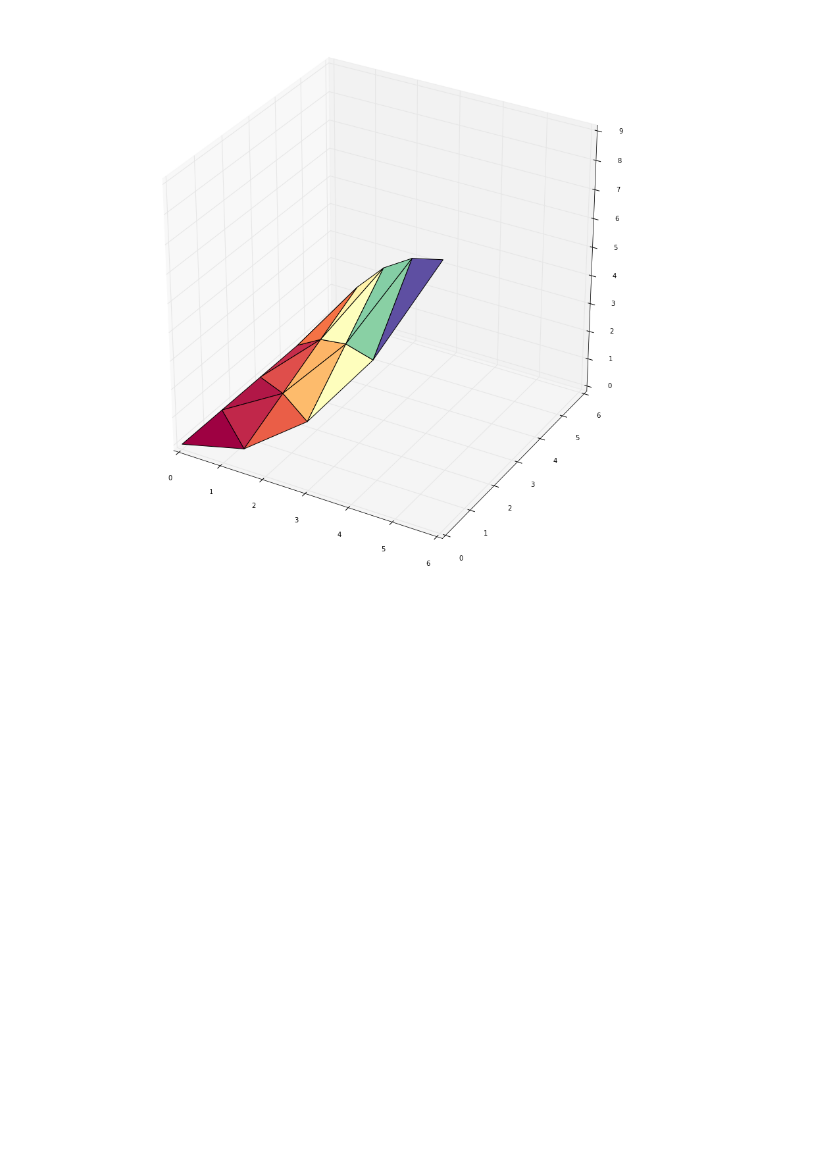
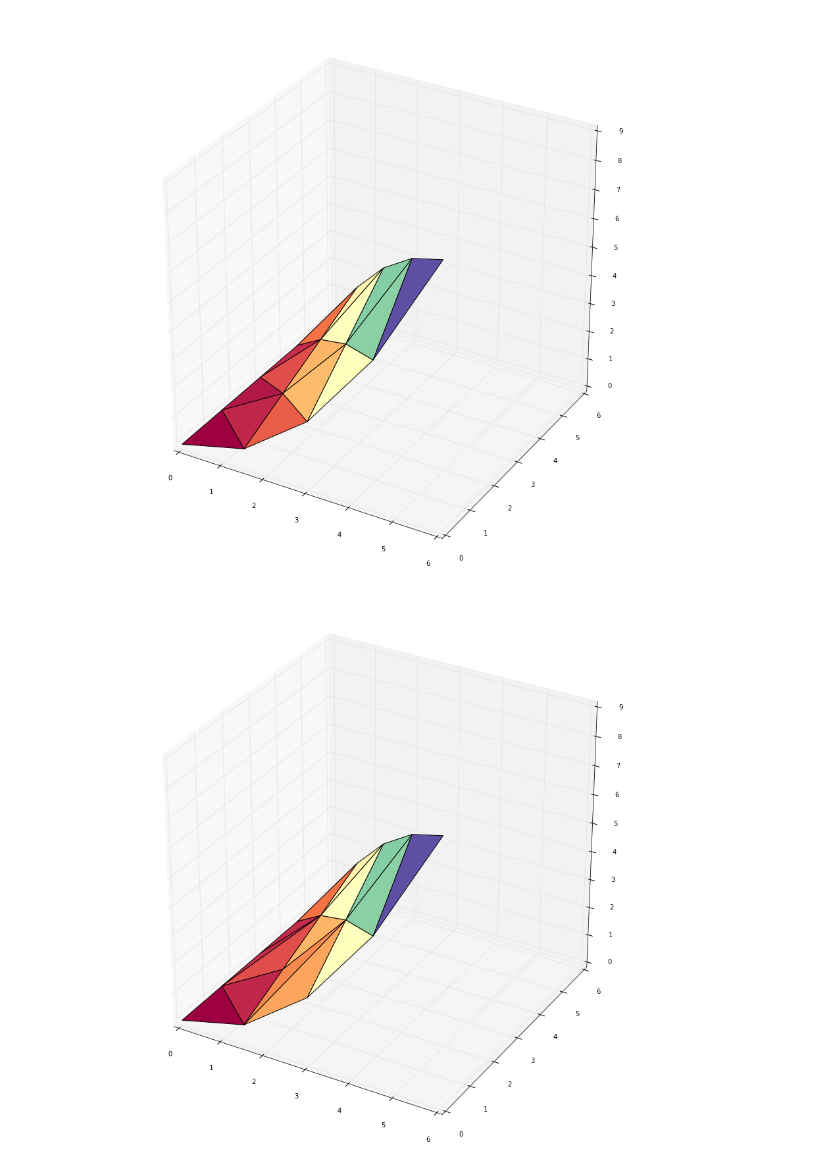
Before and after one commit to massimo-nocentini/cagd, a Jupyter notebook: surfaces/Triangular Bezier Patches.ipynb, the cells around one changed output. Drawn from its saved outputs; the diff is of its cells as text; code cells hidden in the pictures; blank space fills up the shorter version.

```diff
--- a/surfaces/Triangular Bezier Patches.ipynb
+++ b/surfaces/Triangular Bezier Patches.ipynb
@@ -126,10 +210,8 @@ def de_casteljau(order, control_net, ntab, triangulation=None):
 
 import numpy as np
 import trianglesCore as tc
-import matplotlib.pyplot as plt
+import trianglesDrawing as td
 import matplotlib.tri as mtri
-from mpl_toolkits.mplot3d import Axes3D
-
 
 control_net_from_Farin = [  [0,6,0],
                             [0,3,0],
@@ -145,20 +227,20 @@ ntab=4 # number of segments in each triangle side
 tri, U, multi_indices = tc.u_bar(ntab, return_multi_indices_matrix=True)
 
 print("Multi indices matrix:\n" + str(multi_indices))
+print("Barycentric coordinates matrix:\n" + str(U))
 
-surface, tri, U = tc.de_casteljau(3,control_net, ntab, triangulation=(tri, U))
+surface = tc.de_casteljau(3,control_net, ntab, triangulation=(tri, U))
 
-x, y, z = surface[0,:],surface[1,:],surface[2,:]
+print("Triangles produced with our implementation:\n" + str(tri))
+td.draw(surface, tri)
 
 # little check about triangulation
-matplotlib_triangles = mtri.Triangulation(x, y)
-print("Triangles produced with Matplotlib's implementation:\n" + str(matplotlib_triangles.triangles))
-print("Triangles produced with our implementation:\n" + str(tri))
+x = surface[0,:]
+y = surface[1,:]
+matplotlib_triangulation = mtri.Triangulation(x, y)
+print("Triangles produced with Matplotlib's implementation:\n" + str(matplotlib_triangulation.triangles))
+td.draw(surface, matplotlib_triangulation.triangles)
 
-figsize(15,15)
-fig = plt.figure()
-ax = fig.add_subplot(1, 1, 1, projection='3d')
-ax.plot_trisurf(x, y, z, triangles=tri, cmap=plt.cm.Spectral)#, edgecolor='none')
 None
 # %% [output]
 Multi indices matrix:
@@ -181 +263,2 @@ Triangles produced with Matplotlib's implementation:
 [figure]
+[figure, added]
```
Also changed, not shown: parts of 6 cells of this notebook, 3 other files.
